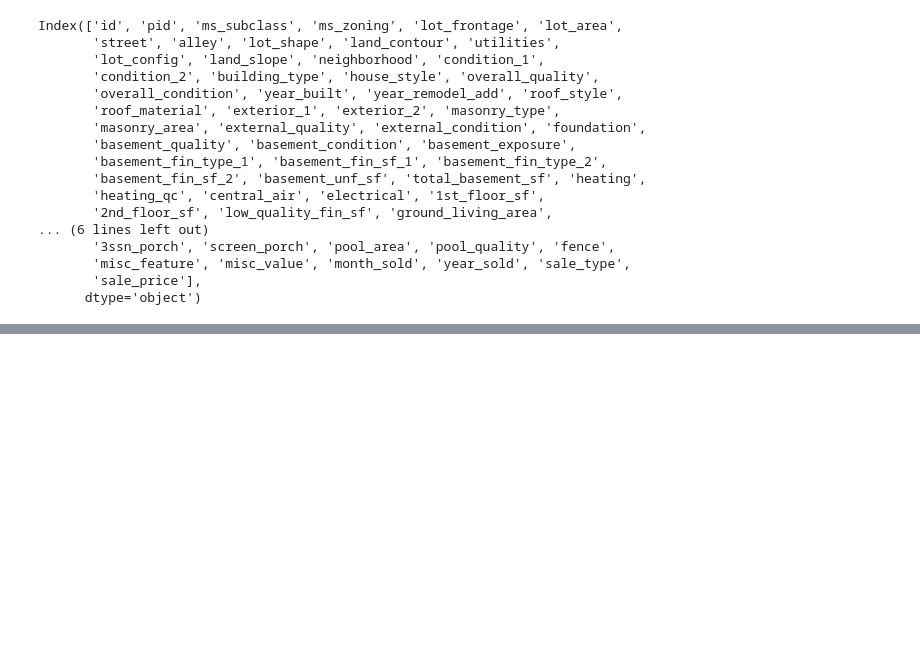
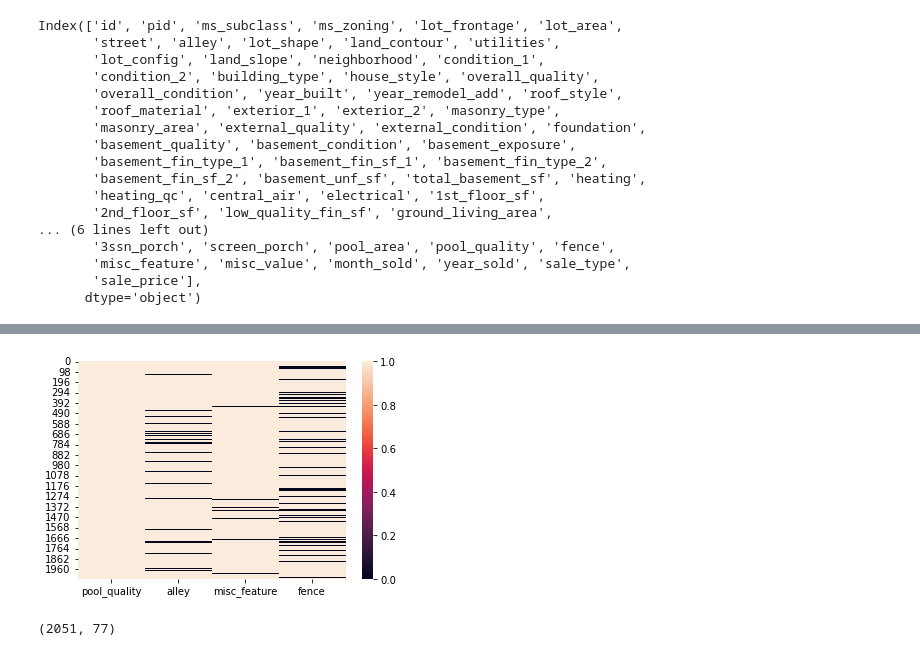
Before and after one commit to krisgch/dsi_project_ames, a Jupyter notebook: ames_data_cleaning.ipynb, the cells around one changed output, grey strips where cells are left out. Saved outputs shown, nothing was run; the diff lists cells and outputs as text; code cells hidden in the pictures; blank space fills up the shorter version.

```diff
--- a/ames_data_cleaning.ipynb
+++ b/ames_data_cleaning.ipynb
@@ -221,0 +246,5 @@ target_var = ['sale_price']
+# %%
+# Heatmap to visualize missing
+sns.heatmap(df[['pool_quality','alley','misc_feature','fence']].isnull());
+# %% [output]
+[figure, added]
@@ -221,0 +254,5 @@ target_var = ['sale_price']
+# %%
+# Check 4 columns dropped from 81 to 77
+df.shape
+# %% [output]
+(2051, 77)
```
Also changed, not shown: parts of 15 cells of this notebook.
